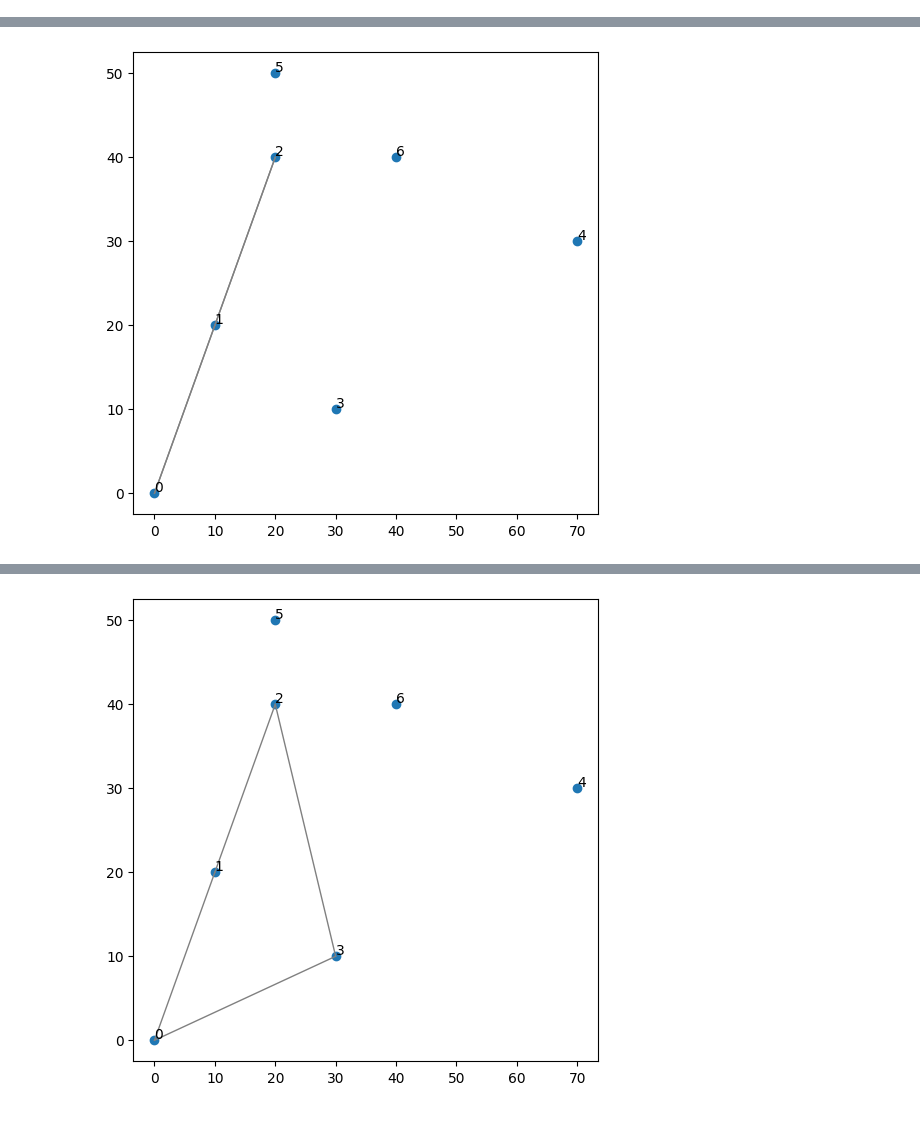
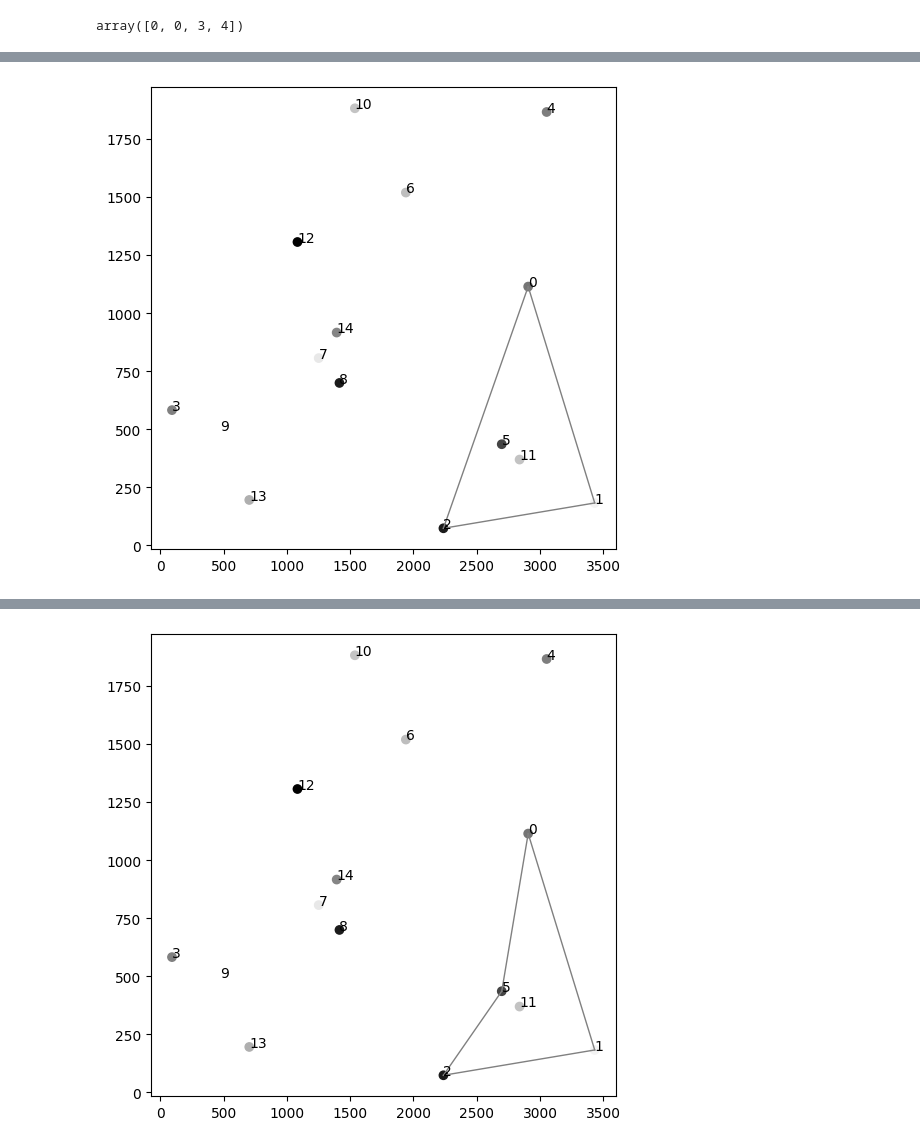
Before and after one commit to Zinath09/EvolutionaryComputation, a Jupyter notebook: tsp_2.ipynb, the cells around one changed output, grey strips where cells are left out. Drawn from its saved outputs; the diff is of its cells as text; code cells hidden in the pictures.

Commit message:
Trying to do 2-regret - i think better interpretation

```diff
--- a/tsp_2.ipynb
+++ b/tsp_2.ipynb
@@ -13,9 +13,9 @@ with open('TSPD.csv', newline='') as csvfile:
     for item in range(len(data)):
         i = data[item]
         data[item] = [int(i[0]),int(i[1]),int(i[2])]
+data = data[:15]
 
-
-data = np.array([(0, 0), (1, 2), (2, 4), (3, 1), (7, 3), (2,5), (4,4)]) * 10
+# data = np.array([(0, 0), (1, 2), (2, 4), (3, 1), (7, 3), (2,5), (4,4)]) * 10
 NR_NODES = len(data)
 HALF_NODES = int(len(data)/2)
 print(data)
@@ -23,6 +23,8 @@ print(NR_NODES)
 
 if len(data[0])==2:
     is_cost = False
+else:
+    is_cost = True
 print("is_cost",is_cost)
 matrix, cost_list =  get_dist_matrix_and_cost(data, cost=is_cost)
 matrix
@@ -132,40 +92,54 @@ from copy import deepcopy
+# %%
+from copy import deepcopy
+a = np.array([1,2,3,4])
+b = np.array([0,0,5,5])
+np.minimum(a,b)
+# %% [output]
+array([0, 0, 3, 4])
 # %%
-cur_tour = [(0,1),(1,0)]
+cur_tour = [(2,1),(1,2)]
 non_visited = list(x for x in range(NR_NODES))
 non_visited.remove(cur_tour[0][0])
 non_visited.remove(cur_tour[0][1])
 print(non_visited, cur_tour)
 total_cost = 0
 # plotMap(data, edges=cur_tour, colors = False, cost = False)
-for i in range(4):
-    start_regret_matrix = create_regret_matrix(non_visited, cur_tour, matrix)
-    max_regret = np.max(start_regret_matrix)
-    max_regrets = np.zeros((1,NR_NODES))[0]
+for i in range(HALF_NODES):
+    start_dist_matrix = create_regret_matrix(non_visited, cur_tour, matrix)
+    start_dist_for_nodes = np.min(start_dist_matrix, axis = 1)
+
+
+    max_regrets = [-1 for i in range(NR_NODES)]
     for new_node in non_visited:
-        for edge in cur_tour:
-            sim_non_visited = deepcopy(non_visited)
-            sim_cur_tour = deepcopy(cur_tour)
-            sim_cur_tour, _ = add_to_cycle(edge, new_node, matrix, sim_cur_tour)
-            sim_non_visited.remove(new_node)
-            sim_regret_matrix = create_regret_matrix(sim_non_visited, sim_cur_tour, matrix)
-            max_regrets[new_node] = max(np.max(sim_regret_matrix), max_regrets[new_node])
+        #zakładamy że bierzemy najlepszy edge dla danego node
+        edge = cur_tour[np.argmin(start_dist_matrix[new_node], axis=0)]
 
-    print("max_regrets",max_regrets)
-    print("cur_tour",cur_tour)
-    print("non_visited", non_visited)
+        #if we add new_node in place of edge
+        sim_non_visited = deepcopy(non_visited)
+        sim_cur_tour = deepcopy(cur_tour)
+        sim_cur_tour, _ = add_to_cycle(edge, new_node, matrix, sim_cur_tour)
+        sim_non_visited.remove(new_node)
+        # sim_cur_tour = [(new_node, edge[0]), (edge[1], new_node)]
+        sim_regret_matrix = create_regret_matrix(sim_non_visited, sim_cur_tour , matrix) #[(new_node, edge[0]), (edge[1], new_node)]
+        distances_after_inserting = np.min(sim_regret_matrix, axis = 1) #min distance to every node after we insert node in particular place,
+        # print("new_node, edge, distances_after_inserting")
+        # print(new_node, edge, distances_after_inserting)
+        # for i, (x,y,z) in enumerate(zip(start_dist_for_nodes,distances_after_inserting, regret)):
+        #     print(i, np.round((x,y,z)))
+        regret = distances_after_inserting - start_dist_for_nodes
 
-    rescued_node = np.argmax(max_regrets)
-    print("rescue_node",rescued_node)
-    rescueing_edge_index = np.argmin(start_regret_matrix[rescued_node])
-    print("rescuing_enge)index",np.argmin(start_regret_matrix[rescued_node]),cur_tour[rescueing_edge_index])
+        # print(pd.DataFrame(zip(start_dist_for_nodes,distances_after_inserting, regret)))
+        max_regrets[new_node] = np.max(regret) #if we dont add this node some other node will be further by max_regret
+    print(max_regrets)
+    added_node = np.argmax(max_regrets)
+    edge = cur_tour[np.argmin(start_dist_matrix[added_node], axis=0)]
 
-    non_visited.remove(rescued_node)
-        # cur_tour, cost_diff = add_to_cycle(cur_tour[rescueing_edge_index], rescue_node, matrix, cur_tour)
-    cur_tour.append([cur_tour[rescueing_edge_index][0], rescued_node])
-    cur_tour.append([rescued_node, cur_tour[rescueing_edge_index][1]])
-    cur_tour.remove(cur_tour[rescueing_edge_index])
-
-    print("---- ",rescued_node, cur_tour, non_visited)
+    cur_tour.append([edge[0], added_node])
+    cur_tour.append([added_node, edge[1]])
+    cur_tour.remove(edge)
+    non_visited.remove(added_node)
+    # print("---- ",rescued_node, cur_tour, non_visited)
+    print(cur_tour)
     plotMap(data, edges=cur_tour, colors = False, cost=is_cost)
         # print("FINAL", i, total_cost)
 # %% [output]
@@ -180 +163 @@ rescuing_enge)index 0 (0, 1)
-[figure, old version]
+[figure, new version]
@@ -188 +181 @@ rescuing_enge)index 1 [0, 2]
-[figure, old version]
+[figure, new version]
```
Also changed, not shown: parts of 5 cells of this notebook, 1 other file.
